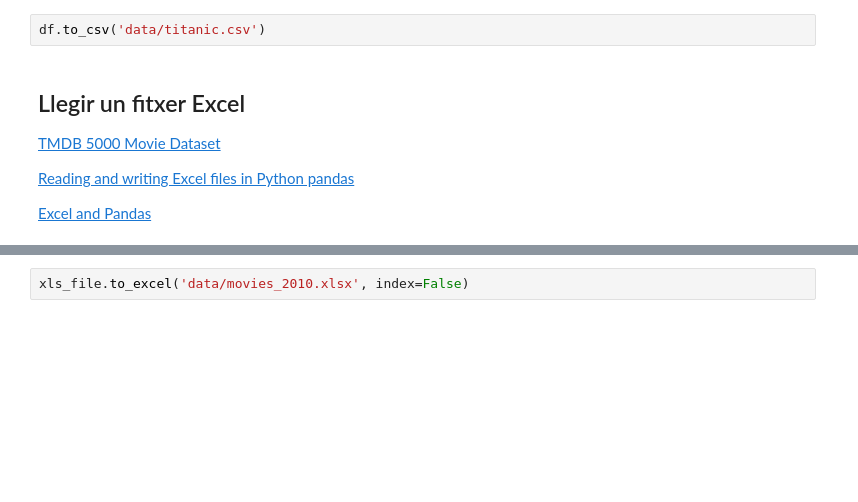
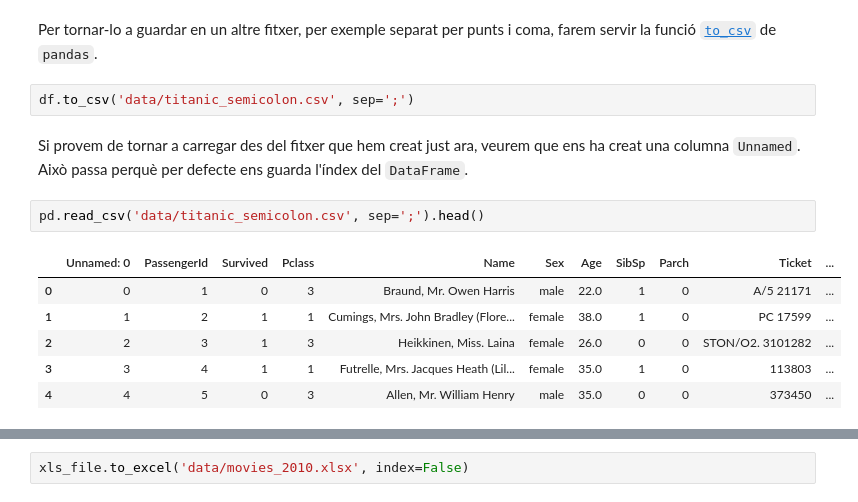
Before and after one commit to xdurana/uoc-dmlab, a Jupyter notebook: 2/lectura-fitxers-dades.ipynb, the cells around one changed output, grey strips where cells are left out. Cells and saved outputs as stored; diff of their text form; blank space fills up the shorter version.

```diff
--- a/2/lectura-fitxers-dades.ipynb
+++ b/2/lectura-fitxers-dades.ipynb
@@ -45,10 +82,15 @@ df.head()
+# %% [markdown]
+Per tornar-lo a guardar en un altre fitxer, per exemple separat per punts i coma, farem servir la funció [`to_csv`](https://pandas.pydata.org/pandas-docs/stable/generated/pandas.DataFrame.to_csv.html) de `pandas`.
 # %%
-df.to_csv('data/titanic.csv')
+df.to_csv('data/titanic_semicolon.csv', sep=';')
-# %% [markdown]
-##  Llegir un fitxer Excel
-
-[TMDB 5000 Movie Dataset](https://www.kaggle.com/tmdb/tmdb-movie-metadata)
-
-[Reading and writing Excel files in Python pandas](https://medium.com/@kasiarachuta/reading-and-writingexcel-files-in-python-pandas-8f0da449cc48)
-
-[Excel and Pandas](https://www.dataquest.io/blog/excel-and-pandas/)
+# %% [markdown]
+Si provem de tornar a carregar des del fitxer que hem creat just ara, veurem que ens ha creat una columna `Unnamed`. Això passa perquè per defecte ens guarda l'índex del `DataFrame`.
+# %%
+pd.read_csv('data/titanic_semicolon.csv', sep=';').head()
+# %% [output]
+|  | Unnamed: 0 | PassengerId | Survived | Pclass | Name | Sex | Age | SibSp | Parch | Ticket | ... |
+| 0 | 0 | 1 | 0 | 3 | Braund, Mr. Owen Harris | male | 22.0 | 1 | 0 | A/5 21171 | ... |
+| 1 | 1 | 2 | 1 | 1 | Cumings, Mrs. John Bradley (Flore... | female | 38.0 | 1 | 0 | PC 17599 | ... |
+| 2 | 2 | 3 | 1 | 3 | Heikkinen, Miss. Laina | female | 26.0 | 0 | 0 | STON/O2. 3101282 | ... |
+| 3 | 3 | 4 | 1 | 1 | Futrelle, Mrs. Jacques Heath (Lil... | female | 35.0 | 1 | 0 | 113803 | ... |
+| 4 | 4 | 5 | 0 | 3 | Allen, Mr. William Henry | male | 35.0 | 0 | 0 | 373450 | ... |
```
Also changed, not shown: parts of 27 cells of this notebook, 8 other files.
